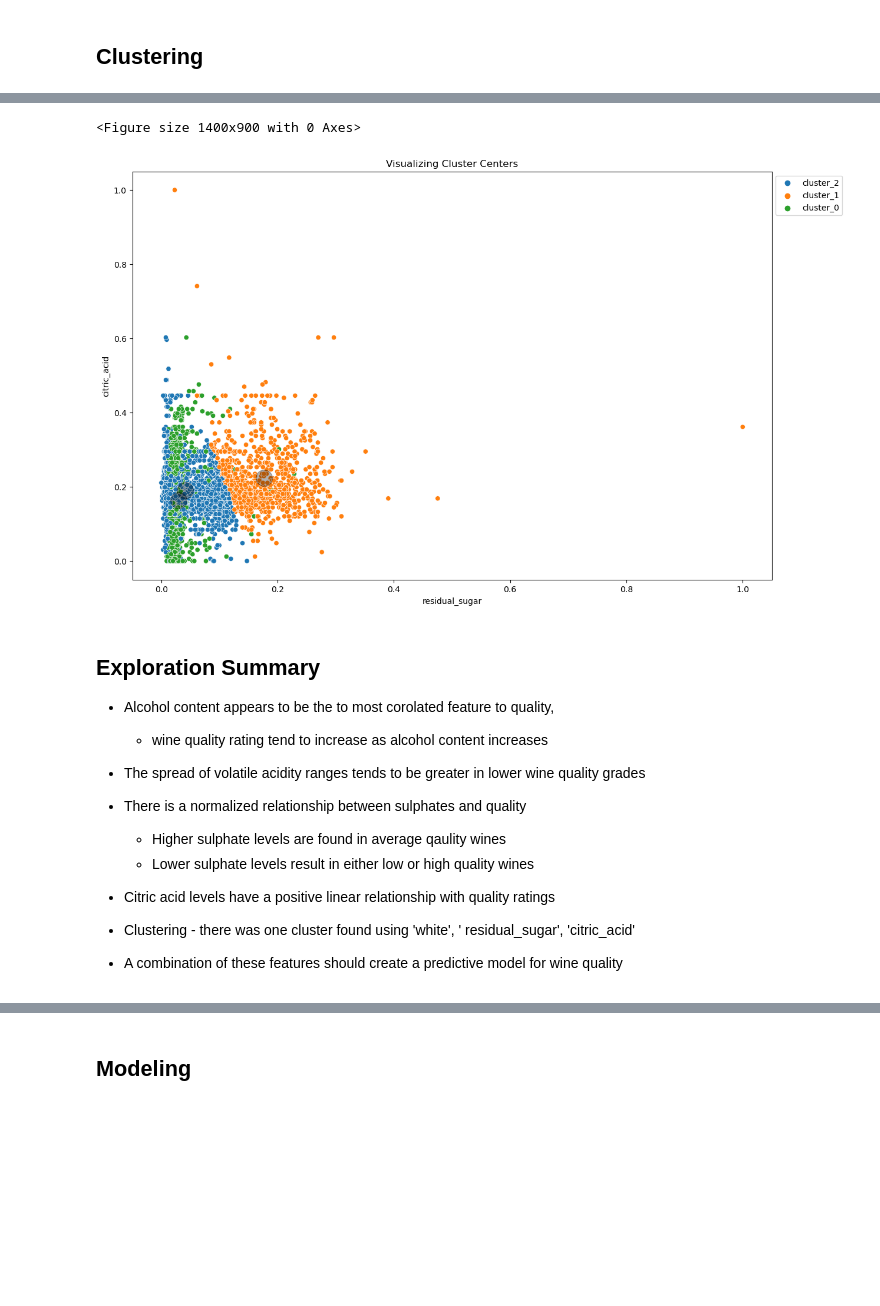
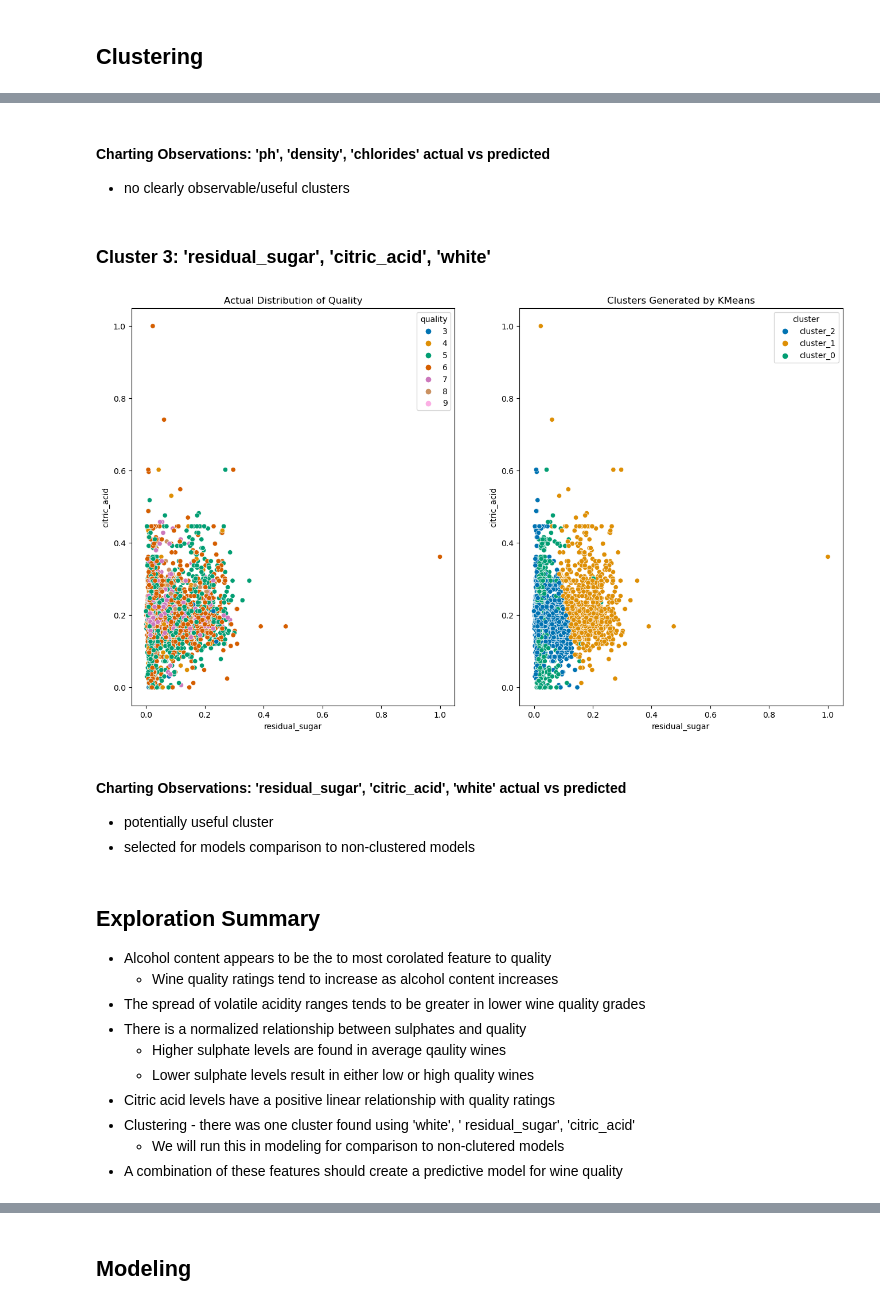
Before and after one commit to Wine-team-scott-and-manuel/wine-project, a Jupyter notebook: final_report .ipynb, the cells around one changed output, grey strips where cells are left out. Drawn from its saved outputs; the diff is of its cells as text; code cells hidden in the pictures; blank space fills up the shorter version.

```diff
--- a/final_report .ipynb
+++ b/final_report .ipynb
@@ -227,3 +229,6 @@ functions.run_citric_acid_ttest(train)
 # %%
 # Scaling
 X_train_scaled, y_train, X_validate_scaled, y_validate, X_test_scaled, y_test = functions.scale_data(train, validate, test, ['alcohol', 'volatile_acidity','sulphates','citric_acid','free_sulfur_dioxide','ph','fixed_acidity','residual_sugar','white','chlorides','density'])
+# %%
+# scale for clusters
+X_train_scaled2 = functions.scale_data_clusters(train)
@@ -240,19 +252,28 @@ new_train2 = functions.find_clusters(X_train_scaled, 'ph', 'density', 'chlorides
+# %% [markdown]
+#### Charting Observations: 'ph', 'density', 'chlorides' actual vs predicted
+* no clearly observable/useful clusters
+# %% [markdown]
+### Cluster 3: 'residual_sugar', 'citric_acid', 'white'
 # %%
-new_train = functions.find_clusters(X_train_scaled, 'residual_sugar', 'citric_acid', 'white')
+# visual for 'residual_sugar', 'citric_acid', 'white' actual vs predicted
+new_train = functions.find_clusters(X_train_scaled2, 'residual_sugar', 'citric_acid', 'white')
 # %% [output]
-<Figure size 1400x900 with 0 Axes>
-[figure, old version]
+[figure, new version]
+# %% [markdown]
+#### Charting Observations: 'residual_sugar', 'citric_acid', 'white' actual vs predicted
+* potentially useful cluster
+* selected for models comparison to non-clustered models
 # %% [markdown]
 ## Exploration Summary
-* Alcohol content appears to be the to most corolated feature to quality,
-    * wine quality rating tend to increase as alcohol content increases
+* Alcohol content appears to be the to most corolated feature to quality
+    * Wine quality ratings tend to increase as alcohol content increases
 * The spread of volatile acidity ranges tends to be greater in lower wine quality grades
 * There is a normalized relationship between sulphates and quality
     * Higher sulphate levels are found in average qaulity wines
     * Lower sulphate levels result in either low or high quality wines
 * Citric acid levels have a positive linear relationship with quality ratings
 * Clustering - there was one cluster found using 'white', ' residual_sugar', 'citric_acid'
-
+    * We will run this in modeling for comparison to non-clutered models
 * A combination of these features should create a predictive model for wine quality
 # %% [markdown]
 ### Features we are moving to modeling with
```
Also changed, not shown: parts of 31 cells of this notebook, 2 other files.
